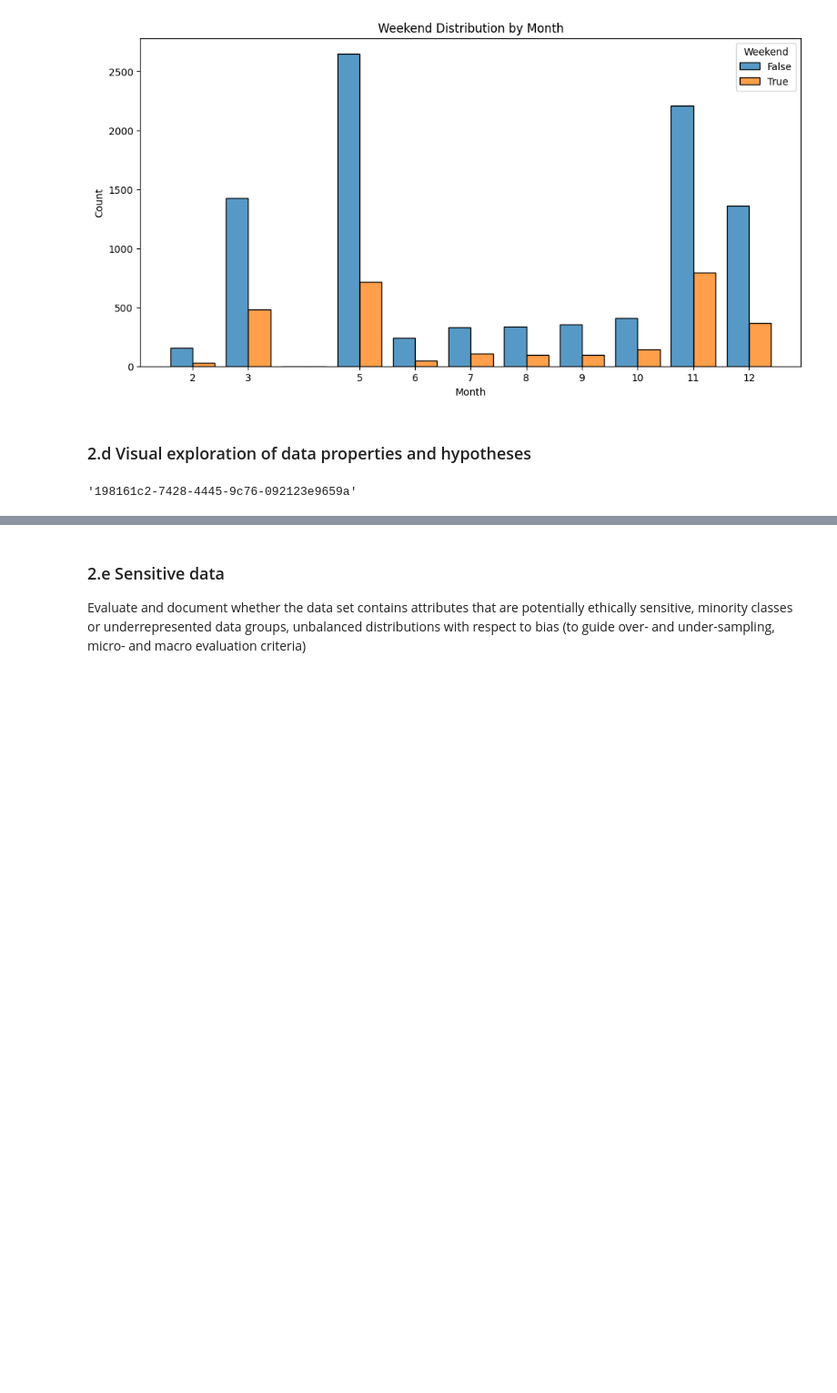
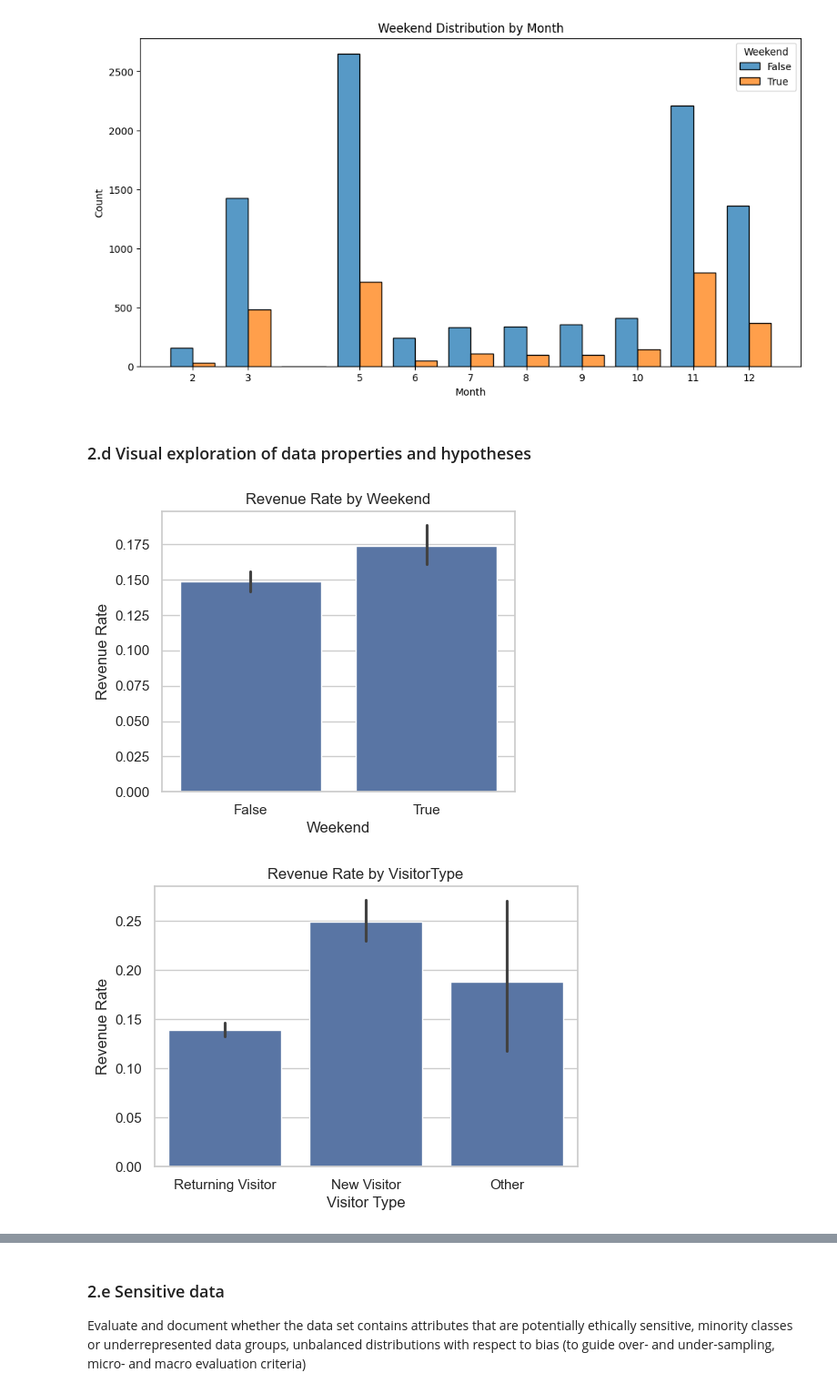
Before and after one commit to mzitad/shoppers_intention, a Jupyter notebook: Shoppers_intention.ipynb, the cells around one changed output, grey strips where cells are left out. Shown at 91% size. Cells and saved outputs as stored; diff of their text form; code cells hidden in the pictures; blank space fills up the shorter version.

Commit message:
Add 2d figures and comments

```diff
--- a/Shoppers_intention.ipynb
+++ b/Shoppers_intention.ipynb
@@ -1796,7 +1796,63 @@ data_understanding_2c_activity = [
 # engine.insert(data_understanding_2c_activity, prefixes=prefixes)
 # %% [markdown]
 ### 2.d Visual exploration of data properties and hypotheses
-# %%
-str(uuid.uuid4())
-# %% [output]
-'198161c2-7428-4445-9c76-092123e9659a'
+# %%
+def data_understanding_2d():
+
+    sns.set(style="whitegrid")
+
+    # Ensure Revenue is int for plotting where needed
+    df = shopping_df.copy()
+    df["Revenue_int"] = df["Revenue"].astype(int)
+    df["Weekend_int"] = df["Weekend"].astype(int)
+
+    # 1) Revenue vs Weekend
+    # Plotting revenue rate by weekend status to check whether the revenue is higher on weekends than weekdays.
+    plt.figure(figsize=(5,4))
+    sns.barplot(data=df, x="Weekend", y="Revenue_int")
+    plt.title("Revenue Rate by Weekend")
+    plt.ylabel("Revenue Rate")
+    plt.show()
+
+    # 2) Revenue vs VisitorType
+    # Returning visitors have higher Revenue rate than new visitors.
+    plt.figure(figsize=(6,4))
+    sns.barplot(data=df, x="VisitorType", y="Revenue_int")
+    plt.title("Revenue Rate by VisitorType")
+    plt.xlabel("Visitor Type")
+    plt.xticks(ticks=[0, 1, 2], labels=["Returning Visitor", "New Visitor", "Other"])
+    plt.ylabel("Revenue Rate")
+    plt.show()
+
+    # 3) PageValues in different Revenue results
+    # Higher PageValues correlates with higher chance of Revenue.
+    plt.figure(figsize=(6,4))
+    sns.boxplot(data=df, x="Revenue", y="PageValues")
+    plt.title("PageValues by Revenue")
+    plt.show()
+
+    # 4) ProductRelated_Duration vs Revenue
+    # Longer ProductRelated_Duration is associated with higher rate of Revenue: true, but irrelevant. Although for the majority of data in the sessions with Revenue the duration is slightly longer, the extreme outlier values appear in the sessions without Revenue.
+    plt.figure(figsize=(6,4))
+    sns.boxplot(data=df, x="Revenue", y="ProductRelated_Duration")
+    plt.title("ProductRelated_Duration by Revenue")
+    plt.show()
+
+    # 5) BounceRates vs Revenue
+    # High BounceRates correspond to low rate of Revenue: true. Bounce rates are clearly higher in the sessions without Revenue.
+    plt.figure(figsize=(6,4))
+    sns.boxplot(data=df, x="Revenue", y="BounceRates")
+    plt.title("BounceRates by Revenue")
+    plt.show()
+
+    # 6) ExitRates vs Revenue
+    # ExitRates are higher for non‑purchasing sessions: true. Exit rates are clearly higher in the sessions without Revenue, with an even greater difference as in Bounce rates.
+    plt.figure(figsize=(6,4))
+    sns.boxplot(data=df, x="Revenue", y="ExitRates")
+    plt.title("ExitRates by Revenue")
+    plt.show()
+
+data_understanding_2d()
+# %% [output]
+[figure, added]
+[figure, added]
```
Also changed, not shown: parts of 4 cells of this notebook.
